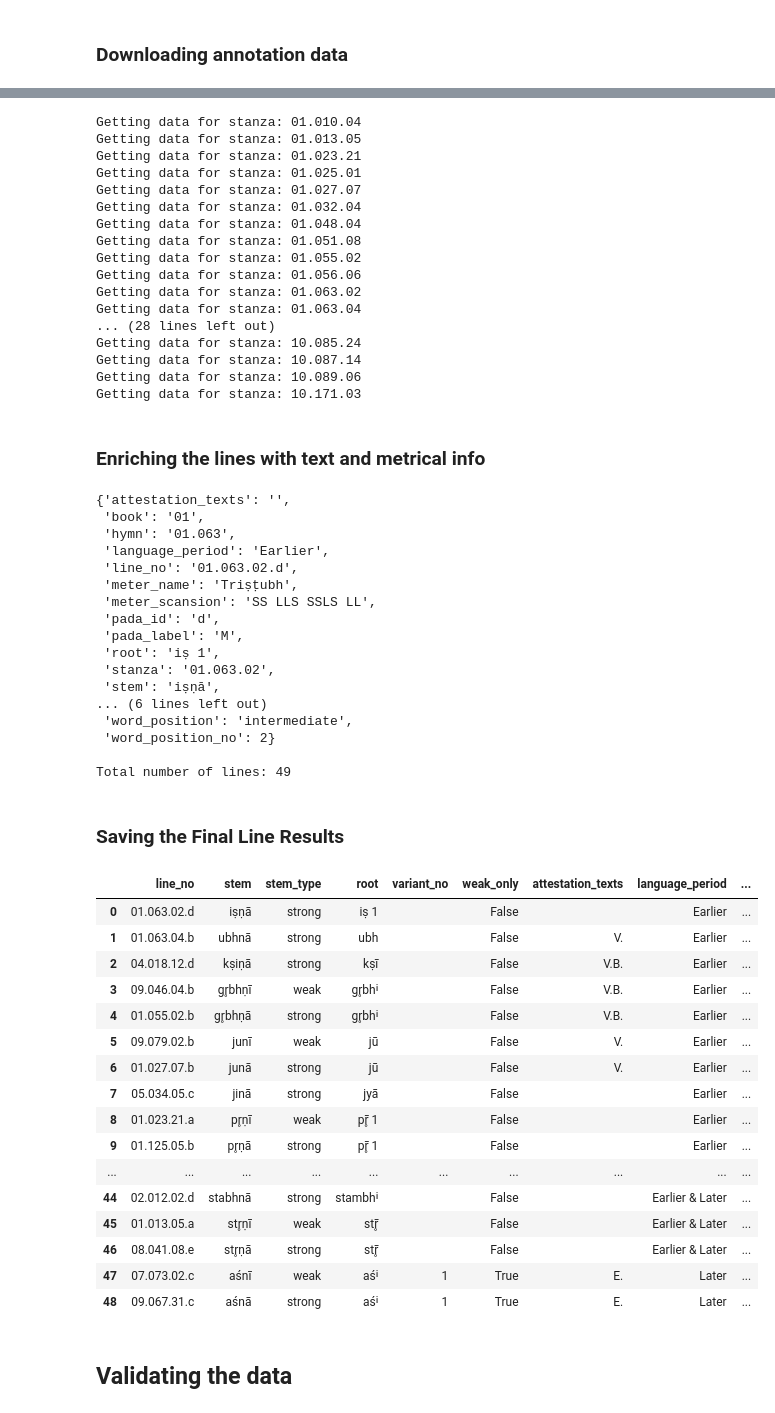
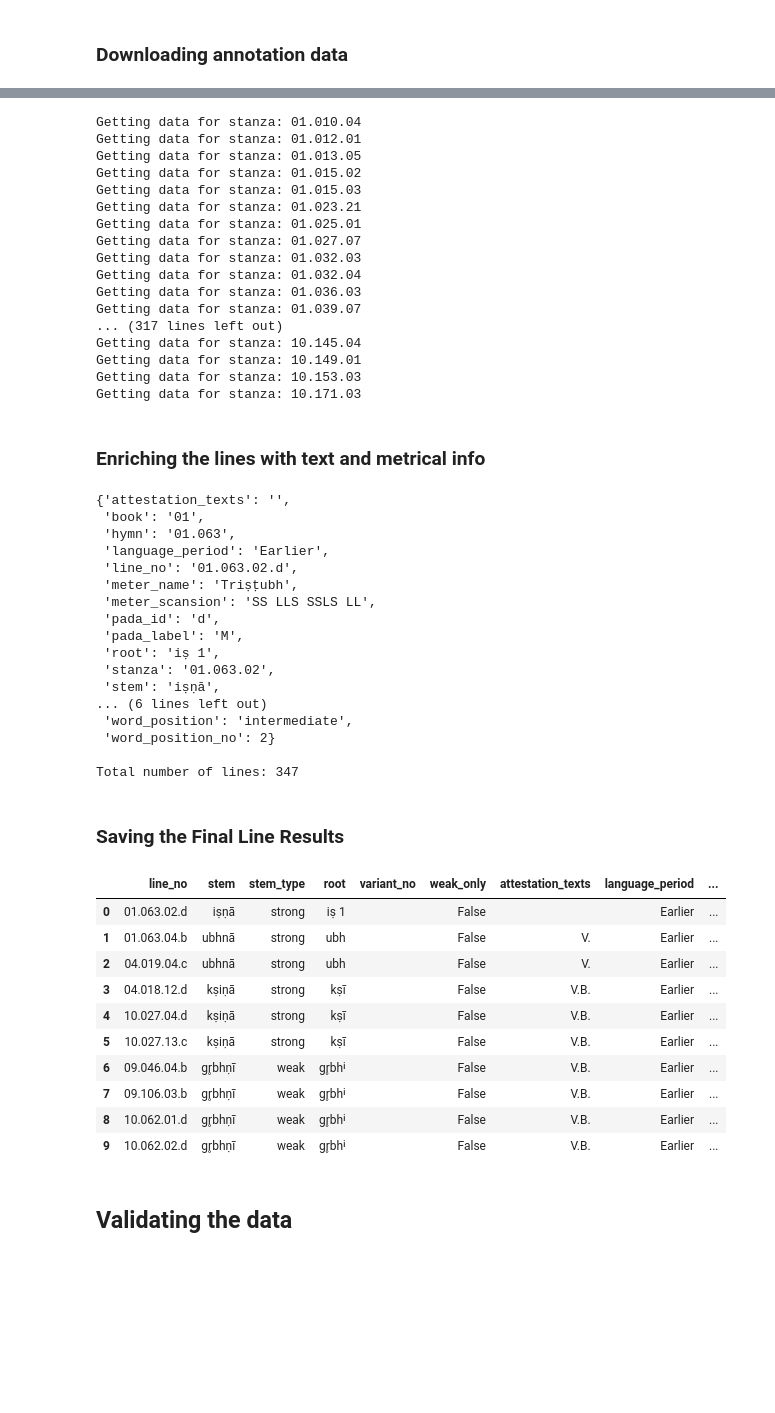
Before and after one commit to anupdhml/sanskrit_ninth_class_meter, a Jupyter notebook: README.ipynb, the cells around one changed output, grey strips where cells are left out. Cells and saved outputs as stored; diff of their text form; code cells hidden in the pictures; blank space fills up the shorter version.

Commit message:
Fetch all results for each stem
Signed-off-by: Anup Dhamala <anupdhml+git@gmail.com>

```diff
--- a/README.ipynb
+++ b/README.ipynb
@@ -348,7 +348,7 @@ def search_verb_form_attestations_vedaweb_helper(root, stem=None, results_no=10,
             results[stanza_no] = words
 
     # safeguard while testing
-    time.sleep(0.5)
+    time.sleep(1)
     return {
         "lemmas": list(found_lemmas),
         "count": len(results),
@@ -457,10 +457,10 @@ for root in whitney_roots:
     #root_variant = root["root"] + '*'
 
     results_strong = search_verb_form_attestations_vedaweb(
-        root["root"], root["strong_stem"], 1
+        root["root"], root["strong_stem"], 100
     )
     results_weak = search_verb_form_attestations_vedaweb(
-        root["root"], root["weak_stem"], 1
+        root["root"], root["weak_stem"], 100
     )
 
     #pprint(results_strong["09.067.27"])
@@ -735,23 +737,25 @@ for stanza_no in rv_stanza_nos:
 
     # so that we don't hammer the api
     time.sleep(0.5)
+
+print("Done!")
 # %% [output]
 Getting data for stanza: 01.010.04
+Getting data for stanza: 01.012.01
 Getting data for stanza: 01.013.05
+Getting data for stanza: 01.015.02
+Getting data for stanza: 01.015.03
 Getting data for stanza: 01.023.21
 Getting data for stanza: 01.025.01
 Getting data for stanza: 01.027.07
+Getting data for stanza: 01.032.03
 Getting data for stanza: 01.032.04
-Getting data for stanza: 01.048.04
-Getting data for stanza: 01.051.08
-Getting data for stanza: 01.055.02
-Getting data for stanza: 01.056.06
-Getting data for stanza: 01.063.02
-Getting data for stanza: 01.063.04
-... (28 lines left out)
-Getting data for stanza: 10.085.24
-Getting data for stanza: 10.087.14
-Getting data for stanza: 10.089.06
+Getting data for stanza: 01.036.03
+Getting data for stanza: 01.039.07
+... (317 lines left out)
+Getting data for stanza: 10.145.04
+Getting data for stanza: 10.149.01
+Getting data for stanza: 10.153.03
 Getting data for stanza: 10.171.03
 # %% [markdown]
 ### Enriching the lines with text and metrical info
@@ -976,31 +980,25 @@ print(f"\nTotal number of lines: {len(rv_lines_annotated)}")
  'word_position': 'intermediate',
  'word_position_no': 2}
 
-Total number of lines: 49
+Total number of lines: 347
 # %% [markdown]
 ### Saving the Final Line Results
 # %%
 df_rv_lines = pandas.DataFrame.from_dict(rv_lines_annotated)
 df_rv_lines.to_csv("data/rv_lines_ninth_class.csv", index=None)
-df_rv_lines.head(100)
+df_rv_lines.head(10)
 # %% [output]
 |  | line_no | stem | stem_type | root | variant_no | weak_only | attestation_texts | language_period | ... |
 | 0 | 01.063.02.d | iṣṇā | strong | iṣ 1 |  | False |  | Earlier | ... |
 | 1 | 01.063.04.b | ubhnā | strong | ubh |  | False | V. | Earlier | ... |
-| 2 | 04.018.12.d | kṣiṇā | strong | kṣī |  | False | V.B. | Earlier | ... |
-| 3 | 09.046.04.b | gr̥bhṇī | weak | gr̥bhⁱ |  | False | V.B. | Earlier | ... |
-| 4 | 01.055.02.b | gr̥bhṇā | strong | gr̥bhⁱ |  | False | V.B. | Earlier | ... |
-| 5 | 09.079.02.b | junī | weak | jū |  | False | V. | Earlier | ... |
-| 6 | 01.027.07.b | junā | strong | jū |  | False | V. | Earlier | ... |
-| 7 | 05.034.05.c | jinā | strong | jyā |  | False |  | Earlier | ... |
-| 8 | 01.023.21.a | pr̥ṇī | weak | pr̥̄ 1 |  | False |  | Earlier | ... |
-| 9 | 01.125.05.b | pr̥ṇā | strong | pr̥̄ 1 |  | False |  | Earlier | ... |
-| ... | ... | ... | ... | ... | ... | ... | ... | ... | ... |
-| 44 | 02.012.02.d | stabhnā | strong | stambhⁱ |  | False |  | Earlier & Later | ... |
-| 45 | 01.013.05.a | str̥ṇī | weak | str̥̄ |  | False |  | Earlier & Later | ... |
-| 46 | 08.041.08.e | str̥ṇā | strong | str̥̄ |  | False |  | Earlier & Later | ... |
-| 47 | 07.073.02.c | aśnī | weak | aśⁱ | 1 | True | E. | Later | ... |
-| 48 | 09.067.31.c | aśnā | strong | aśⁱ | 1 | True | E. | Later | ... |
+| 2 | 04.019.04.c | ubhnā | strong | ubh |  | False | V. | Earlier | ... |
+| 3 | 04.018.12.d | kṣiṇā | strong | kṣī |  | False | V.B. | Earlier | ... |
+| 4 | 10.027.04.d | kṣiṇā | strong | kṣī |  | False | V.B. | Earlier | ... |
+| 5 | 10.027.13.c | kṣiṇā | strong | kṣī |  | False | V.B. | Earlier | ... |
+| 6 | 09.046.04.b | gr̥bhṇī | weak | gr̥bhⁱ |  | False | V.B. | Earlier | ... |
+| 7 | 09.106.03.b | gr̥bhṇī | weak | gr̥bhⁱ |  | False | V.B. | Earlier | ... |
+| 8 | 10.062.01.d | gr̥bhṇī | weak | gr̥bhⁱ |  | False | V.B. | Earlier | ... |
+| 9 | 10.062.02.d | gr̥bhṇī | weak | gr̥bhⁱ |  | False | V.B. | Earlier | ... |
 # %% [markdown]
 ## Validating the data
 # %% [markdown]
```
Also changed, not shown: parts of 5 cells of this notebook, 3 other files.
